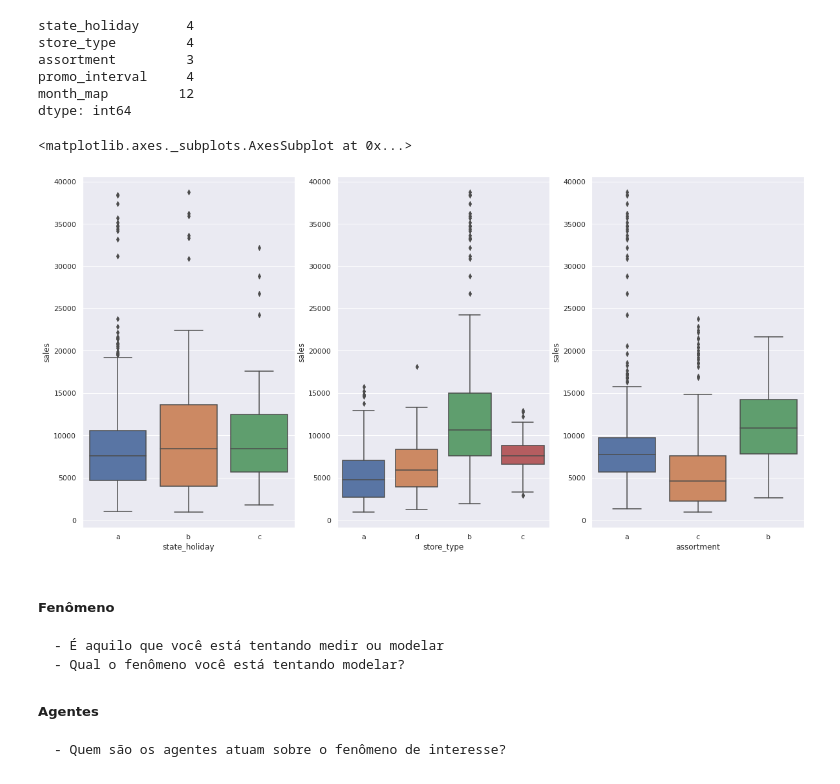
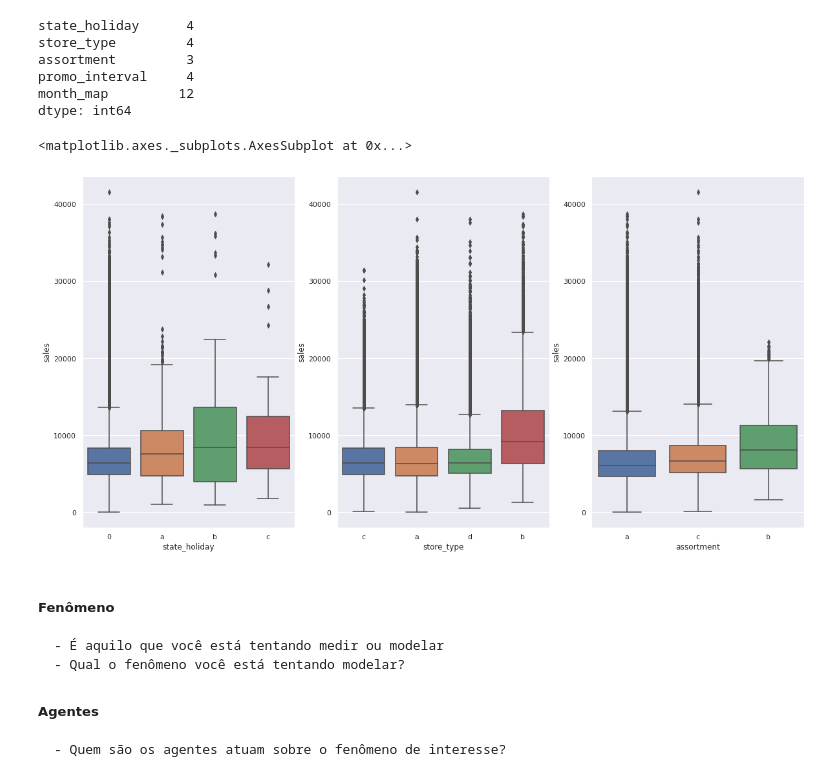
Before and after one commit to brunalimap/Rossmann_Stores, a Jupyter notebook: m08_v01_store_sales_prediction.ipynb, the cells around one changed output. Saved outputs shown, nothing was run; the diff lists cells and outputs as text; code cells hidden in the pictures.

```diff
--- a/m08_v01_store_sales_prediction.ipynb
+++ b/m08_v01_store_sales_prediction.ipynb
@@ -152,8 +158,8 @@ warnings.filterwarnings ('ignore')
 #df_store_row = pd.read_csv('data/store.csv', low_memory=False)
 
 # Carregar dados no google colab
-df_sales_row = pd.read_csv('/content/train.csv', low_memory=False)
-df_store_row = pd.read_csv('/content/store.csv', low_memory=False)
+df_sales_row = pd.read_csv('/content/drive/MyDrive/Meus documentos/Rossman/train.csv', low_memory=False)
+df_store_row = pd.read_csv('/content/drive/MyDrive/Meus documentos/Rossman/store.csv', low_memory=False)
 
 #merge
 df_raw = pd.merge(df_sales_row, df_store_row)#, how='left', on ='Store')
@@ -413,19 +419,19 @@ promo_interval     4
 month_map         12
 dtype: int64
 # %%
-aux = df1[(df1['state_holiday'] != '0') & (df1['sales'] > 0) ]
+aux = df1[(df1['state_holiday'] != 0) & (df1['sales'] > 0) ]
 
 plt.subplot(1, 3, 1)
 sns.boxplot(x='state_holiday', y= 'sales', data= aux)
 
 plt.subplot(1, 3, 2)
 sns.boxplot(x='store_type', y= 'sales', data= aux)
 
 plt.subplot(1, 3, 3)
 sns.boxplot(x='assortment', y= 'sales', data= aux)
 # %% [output]
 <matplotlib.axes._subplots.AxesSubplot at 0x...>
-[figure, old version]
+[figure, new version]
 # %% [markdown]
 ##### Fenômeno
 
```
Also changed, not shown: parts of 10 cells of this notebook.
